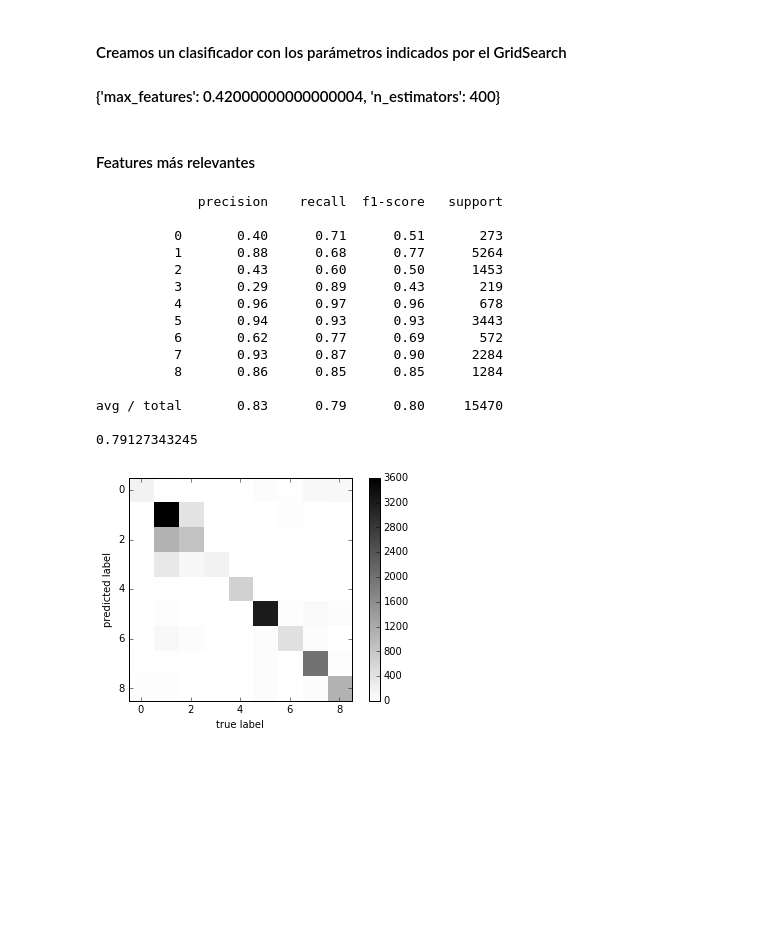
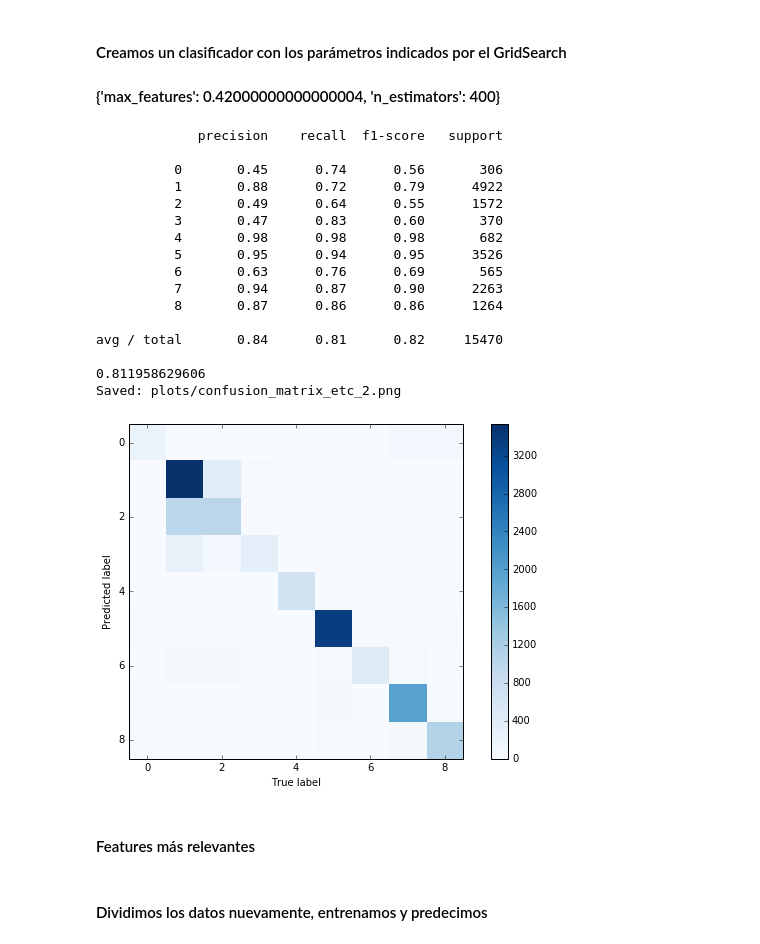
Before and after one commit to Pazitos10/DSS, a Jupyter notebook: tp_final/tp_final.ipynb, the cells around one changed output. Saved outputs shown, nothing was run; the diff lists cells and outputs as text; code cells hidden in the pictures; blank space fills up the shorter version.

```diff
--- a/tp_final/tp_final.ipynb
+++ b/tp_final/tp_final.ipynb
@@ -86,4 +77,10 @@ parameters = {'max_features':np.arange(0.02,0.5,0.1), 'n_estimators':[100,400]}
 # %% [markdown]
 #### Creamos un clasificador con los parámetros indicados por el GridSearch
 #### {'max_features': 0.42000000000000004, 'n_estimators': 400}
+# %%
+filename = 'etc_2'
+X_scaler = StandardScaler()
+X_scaled = X_scaler.fit_transform(X.values.astype(np.float32))
+
+X_train, X_test, y_train, y_test = train_test_split(X_scaled, y, test_size=0.25)
 # %%
@@ -95,44 +90,24 @@ y_pred_etc_2 = etc_2.predict(X_test)
 # %%
 print classification_report(y_pred_etc_2, y_test)
 print etc_2.score(X_test, y_test)
-plot_matrix(etc_2, X_test, y_test)
+plot_matrix(etc_2, X_test, y_test, filename)
+# %% [output]
+             precision    recall  f1-score   support
+
+          0       0.45      0.74      0.56       306
+          1       0.88      0.72      0.79      4922
+          2       0.49      0.64      0.55      1572
+          3       0.47      0.83      0.60       370
+          4       0.98      0.98      0.98       682
+          5       0.95      0.94      0.95      3526
+          6       0.63      0.76      0.69       565
+          7       0.94      0.87      0.90      2263
+          8       0.87      0.86      0.86      1264
+
+avg / total       0.84      0.81      0.82     15470
+
+0.811958629606
+Saved: plots/confusion_matrix_etc_2.png
+[figure, added]
 # %% [markdown]
 #### Features más relevantes
-# %%
-#n_components = 27 #explicamos el 80% de la variabilidad
-#n_components = 43 #explicamos el 90% de la variabilidad
-n_components = 57 #explicamos el 95,2287597498% de la variabilidad
-pca = PCA(n_components=n_components)
-pca.fit(X)
-X_pca = pca.transform(X)
-
-X_pca_scaler = preprocessing.MinMaxScaler()
-X_pca_scaled = X_pca_scaler.fit_transform(X_pca)
-
-X_train, X_test, y_train, y_test = train_test_split(X_pca_scaled.astype(np.float32),
-                                                    y_encoded, test_size=0.25)
-
-etc_3 = ExtraTreesClassifier(max_features=0.42, n_estimators=400, n_jobs=2)
-etc_3.fit(X_train, y_train)
-y_pred_etc_3 = etc_3.predict(X_test)
-
-print classification_report(y_pred_etc_3, y_test)
-print etc_3.score(X_test, y_test) #100 estimadores = 0.793148028442 - 400 estimadores = 0.79127343245
-plot_matrix(etc_3, X_test, y_test)
-# %% [output]
-             precision    recall  f1-score   support
-
-          0       0.40      0.71      0.51       273
-          1       0.88      0.68      0.77      5264
-          2       0.43      0.60      0.50      1453
-          3       0.29      0.89      0.43       219
-          4       0.96      0.97      0.96       678
-          5       0.94      0.93      0.93      3443
-          6       0.62      0.77      0.69       572
-          7       0.93      0.87      0.90      2284
-          8       0.86      0.85      0.85      1284
-
-avg / total       0.83      0.79      0.80     15470
-
-0.79127343245
-[figure, removed]
@@ -138,0 +121,2 @@ avg / total       0.83      0.79      0.80     15470
+# %% [markdown]
+#### Dividimos los datos nuevamente, entrenamos y predecimos
```
Also changed, not shown: parts of 46 cells of this notebook.
